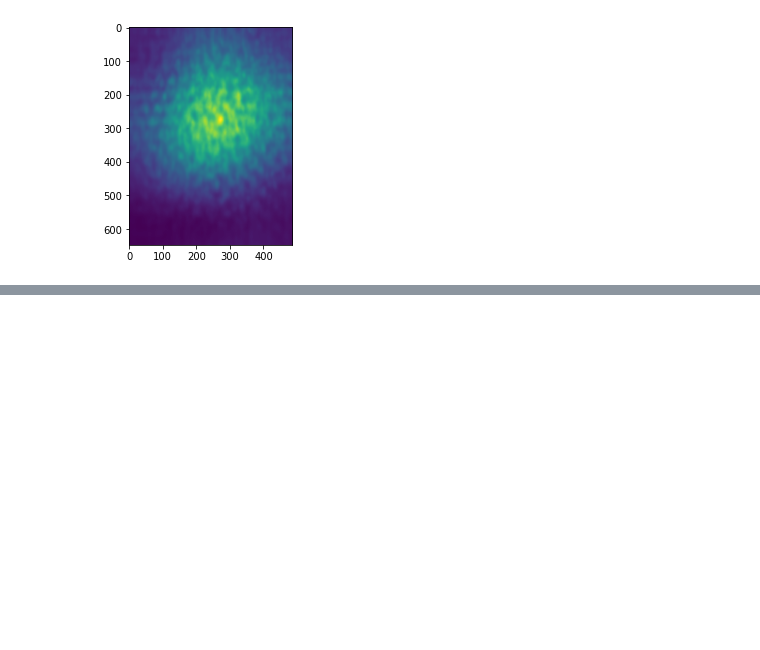
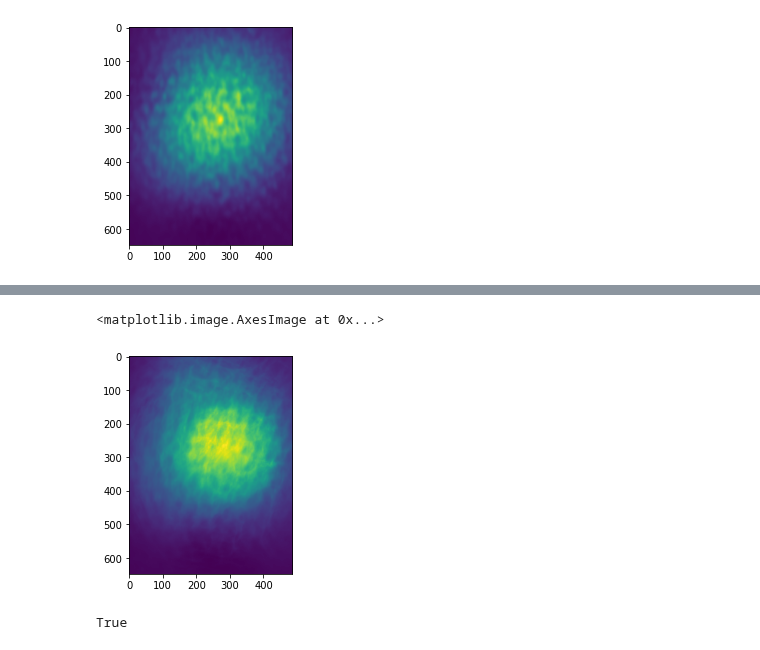
Before and after one commit to richardshuai/u-net-reconstruction, a Jupyter notebook: notebooks/ForwardModel.ipynb, the cells around one changed output, grey strips where cells are left out. Cells and saved outputs as stored; diff of their text form; code cells hidden in the pictures; blank space fills up the shorter version.

```diff
--- a/notebooks/ForwardModel.ipynb
+++ b/notebooks/ForwardModel.ipynb
@@ -345,0 +349,3 @@ dict_keys(['__name__', '__doc__', '__package__', '__loader__', '__spec__', '__bu
+# %%
+numpy_data = np.load('../simulated_testing_images/sim_test.npy')
+normed_numpy_data = (numpy_data - np.min(numpy_data)) / (np.max(numpy_data) - np.min(numpy_data))
@@ -345,0 +365,9 @@ dict_keys(['__name__', '__doc__', '__package__', '__loader__', '__spec__', '__bu
+# %%
+plt.imshow(normed_numpy_data)
+# %% [output]
+<matplotlib.image.AxesImage at 0x...>
+[figure, added]
+# %%
+np.allclose(normed_numpy_data, normed_mat_data, atol=1e-6, rtol=0)
+# %% [output]
+True
```
Also changed, not shown: parts of 18 cells of this notebook, 3 other files.
